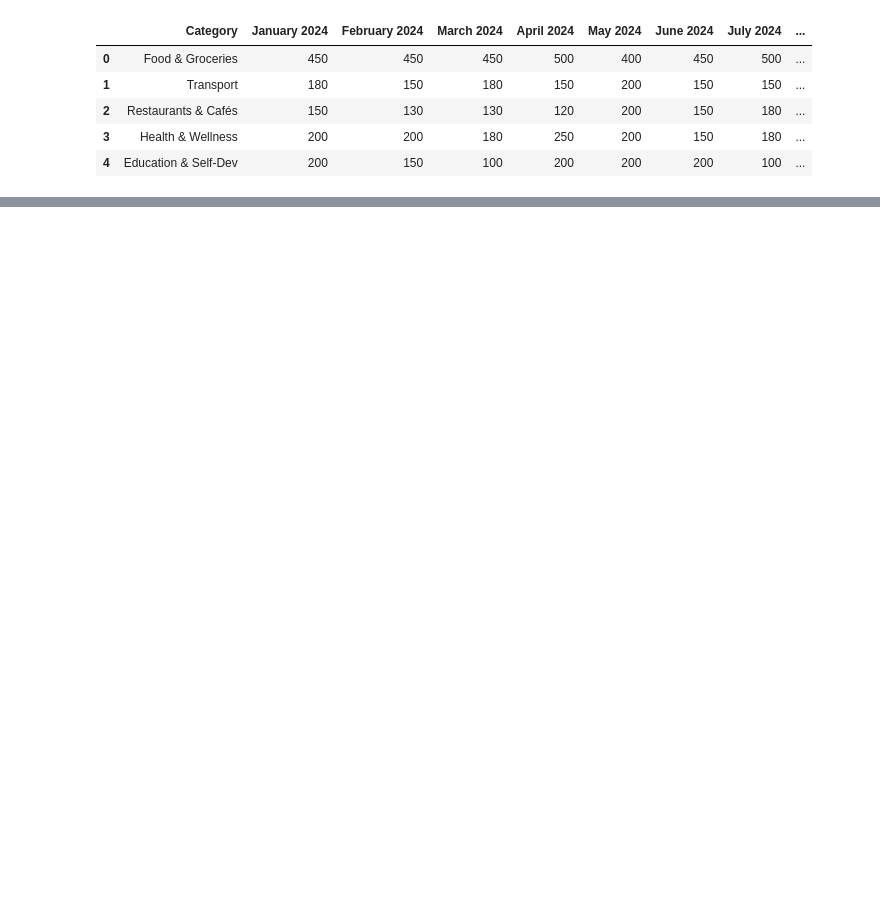
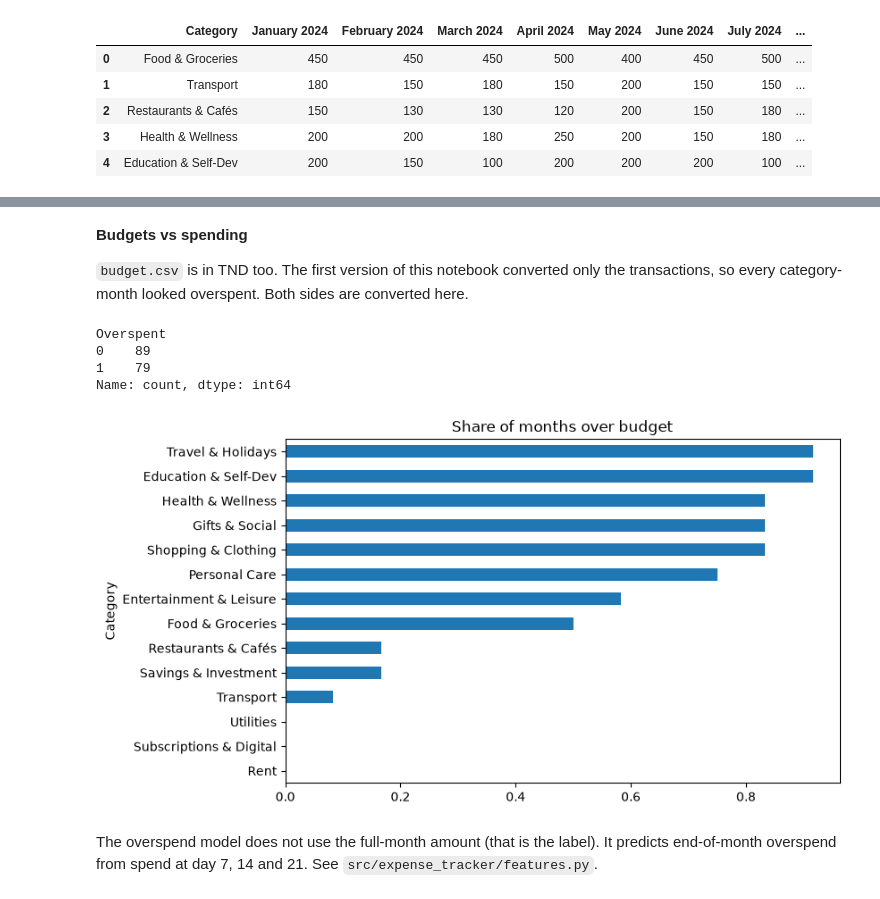
Before and after one commit to mohnish4code/Expense-Tracker-Project, a Jupyter notebook: notebooks/eda.ipynb, the cells around one changed output, grey strips where cells are left out. Saved outputs shown, nothing was run; the diff lists cells and outputs as text; code cells hidden in the pictures; blank space fills up the shorter version.

Commit message:
clean up eda notebook and move training out of it

```diff
--- a/notebooks/eda.ipynb
+++ b/notebooks/eda.ipynb
@@ -461,0 +118,26 @@ merged_df.head()
+# %% [markdown]
+**Budgets vs spending**
+
+`budget.csv` is in TND too. The first version of this notebook converted only the transactions, so every category-month looked overspent. Both sides are converted here.
+# %%
+budget_long = df_budget.melt(id_vars="Category", var_name="Month_Year", value_name="Budget")
+budget_long["Month"] = pd.to_datetime(budget_long["Month_Year"], format="%B %Y").dt.month
+budget_long["Budget"] = budget_long["Budget"] * TND_TO_INR
+
+category_summary = df_expenses.groupby(["Category", "Month"])["Amount"].sum().reset_index()
+merged_df = budget_long.merge(category_summary, on=["Category", "Month"], how="left")
+merged_df["Amount"] = merged_df["Amount"].fillna(0)
+merged_df["Overspent"] = (merged_df["Amount"] > merged_df["Budget"]).astype(int)
+merged_df["Overspent"].value_counts()
+# %% [output]
+Overspent
+0    89
+1    79
+Name: count, dtype: int64
+# %%
+merged_df.groupby("Category")["Overspent"].mean().sort_values().plot(kind="barh", figsize=(8, 5), title="Share of months over budget")
+plt.show()
+# %% [output]
+[figure, added]
+# %% [markdown]
+The overspend model does not use the full-month amount (that is the label). It predicts end-of-month overspend from spend at day 7, 14 and 21. See `src/expense_tracker/features.py`.
```
Also changed, not shown: parts of 61 cells of this notebook.
